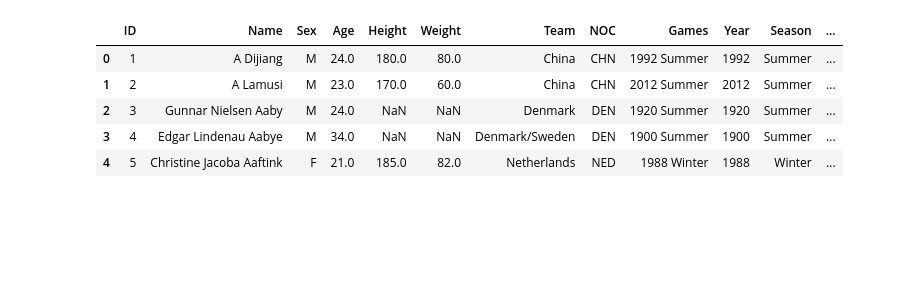
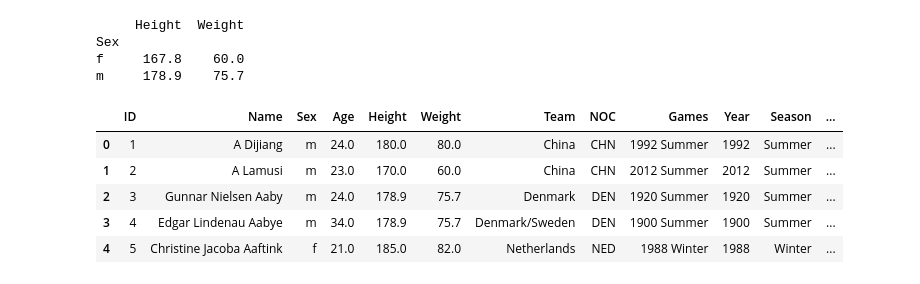
Before and after one commit to fabiohj7/DSA2-Final_Project, a Jupyter notebook: preprocessing.ipynb, the cells around one changed output. Cells and saved outputs as stored; diff of their text form; code cells hidden in the pictures; blank space fills up the shorter version.

```diff
--- a/preprocessing.ipynb
+++ b/preprocessing.ipynb
@@ -6,13 +7,67 @@ from sklearn.preprocessing import LabelEncoder
-# %%
-df = pd.read_csv("../athlete_events.csv")
-df.head()
-# %% [output]
-|  | ID | Name | Sex | Age | Height | Weight | Team | NOC | Games | Year | Season | ... |
-| 0 | 1 | A Dijiang | M | 24.0 | 180.0 | 80.0 | China | CHN | 1992 Summer | 1992 | Summer | ... |
-| 1 | 2 | A Lamusi | M | 23.0 | 170.0 | 60.0 | China | CHN | 2012 Summer | 2012 | Summer | ... |
-| 2 | 3 | Gunnar Nielsen Aaby | M | 24.0 | NaN | NaN | Denmark | DEN | 1920 Summer | 1920 | Summer | ... |
-| 3 | 4 | Edgar Lindenau Aabye | M | 34.0 | NaN | NaN | Denmark/Sweden | DEN | 1900 Summer | 1900 | Summer | ... |
-| 4 | 5 | Christine Jacoba Aaftink | F | 21.0 | 185.0 | 82.0 | Netherlands | NED | 1988 Winter | 1988 | Winter | ... |
+# %%
+# Load and read the datasets
+athlete_events = pd.read_csv('../athlete_events.csv')
+noc_regions = pd.read_csv('../noc_regions.csv')
+
+# Merge the datasets on the 'NOC' column
+merged_data = athlete_events.merge(noc_regions, on='NOC', how='left')
+
+# Check for missing values in the 'region' column
+missing_regions = merged_data['region'].isnull().sum()
+
+missing_values = merged_data.isnull().sum()
+
+# Drop irrelevant columns (such as 'notes')
+cleaned_data = merged_data.drop(columns=['notes'])
+
+# Handle missing values for 'Medal'
+cleaned_data['Medal'] = cleaned_data['Medal'].fillna('No Medal')
+
+# Remove duplicate rows
+cleaned_data = cleaned_data.drop_duplicates()
+
+# Standardize text data (lowercase for consistency)
+cleaned_data['Sex'] = cleaned_data['Sex'].str.lower()
+cleaned_data['Sport'] = cleaned_data['Sport'].str.lower()
+
+# Add a binary column for medal presence
+cleaned_data['Medal_Won'] = cleaned_data['Medal'].apply(lambda x: 0 if x == 'No Medal' else 1)
+
+# Check for missing values after cleaning
+missing_values_after_cleaning = cleaned_data.isnull().sum()
+
+# Getting mean value depending on the gender
+gender_means = cleaned_data.groupby('Sex')[['Height', 'Weight']].mean().round(1)
+
+for gender in cleaned_data['Sex'].unique():
+    gender_mask = cleaned_data['Sex'] == gender
+
+    # Fill height
+    height_mask = gender_mask & cleaned_data['Height'].isna()
+    cleaned_data.loc[height_mask, 'Height'] = gender_means.loc[gender, 'Height']
+
+    # Fill weight
+    weight_mask = gender_mask & cleaned_data['Weight'].isna()
+    cleaned_data.loc[weight_mask, 'Weight'] = gender_means.loc[gender, 'Weight']
+
+# Round Data to one decimal
+cleaned_data[['Height', 'Weight']] = cleaned_data[['Height', 'Weight']].round(1)
+
+
+print(gender_means)
+print()
+cleaned_data.head()
+# %% [output]
+     Height  Weight
+Sex
+f     167.8    60.0
+m     178.9    75.7
+|  | ID | Name | Sex | Age | Height | Weight | Team | NOC | Games | Year | Season | ... |
+| 0 | 1 | A Dijiang | m | 24.0 | 180.0 | 80.0 | China | CHN | 1992 Summer | 1992 | Summer | ... |
+| 1 | 2 | A Lamusi | m | 23.0 | 170.0 | 60.0 | China | CHN | 2012 Summer | 2012 | Summer | ... |
+| 2 | 3 | Gunnar Nielsen Aaby | m | 24.0 | 178.9 | 75.7 | Denmark | DEN | 1920 Summer | 1920 | Summer | ... |
+| 3 | 4 | Edgar Lindenau Aabye | m | 34.0 | 178.9 | 75.7 | Denmark/Sweden | DEN | 1900 Summer | 1900 | Summer | ... |
+| 4 | 5 | Christine Jacoba Aaftink | f | 21.0 | 185.0 | 82.0 | Netherlands | NED | 1988 Winter | 1988 | Winter | ... |
 # %%
 ## Converts Male to 1 and Female to 0
 le = LabelEncoder()
```
Also changed, not shown: parts of 8 cells of this notebook.
